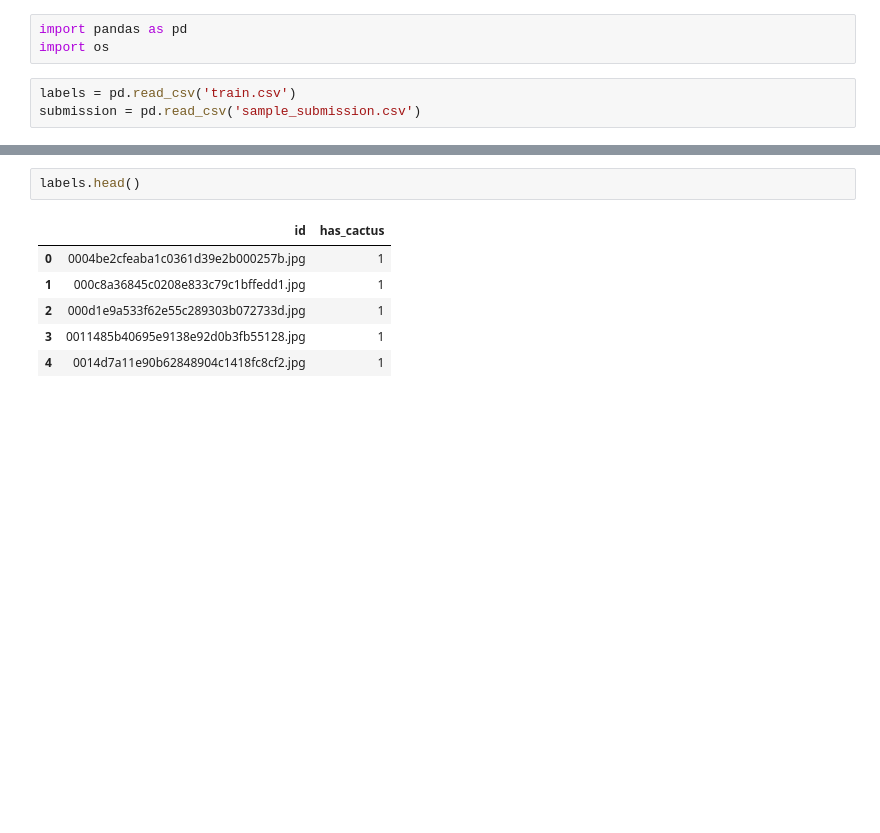
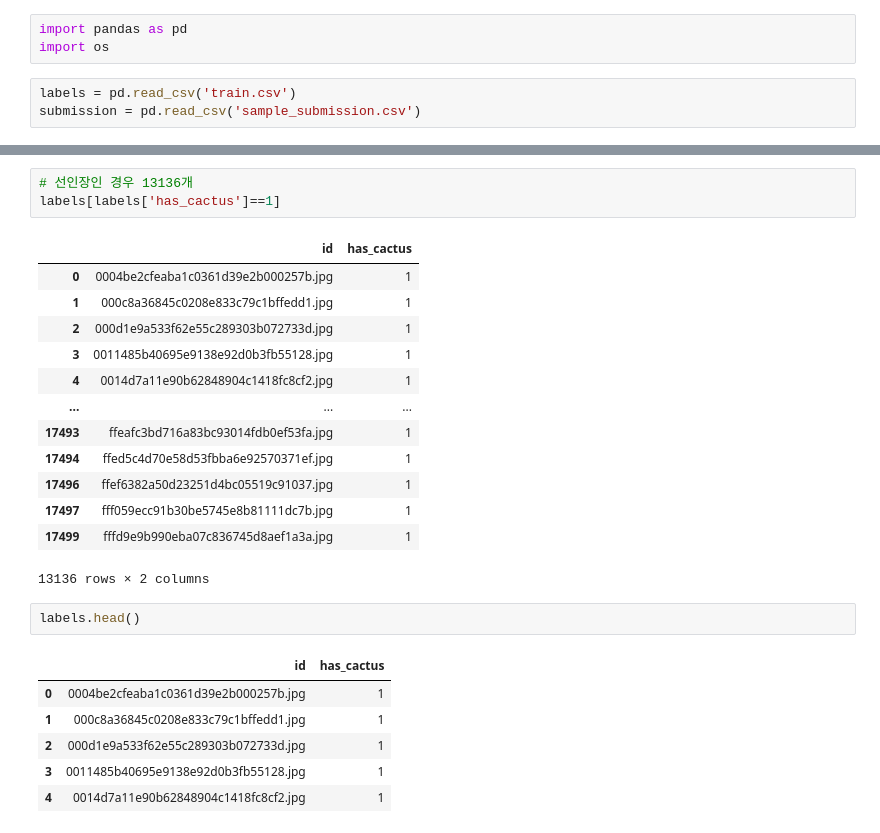
Before and after one commit to justin-kim3000/DL_Kaggle, a Jupyter notebook: Kaggle/DL/Aerial_Cactus_Identification/data_preprocessing.ipynb, the cells around one changed output, grey strips where cells are left out. Drawn from its saved outputs; the diff is of its cells as text; blank space fills up the shorter version.

```diff
--- a/Kaggle/DL/Aerial_Cactus_Identification/data_preprocessing.ipynb
+++ b/Kaggle/DL/Aerial_Cactus_Identification/data_preprocessing.ipynb
@@ -7,3 +24,20 @@ submission = pd.read_csv('sample_submission.csv')
+# %%
+# 선인장인 경우 13136개
+labels[labels['has_cactus']==1]
+# %% [output]
+|  | id | has_cactus |
+| 0 | 0004be2cfeaba1c0361d39e2b000257b.jpg | 1 |
+| 1 | 000c8a36845c0208e833c79c1bffedd1.jpg | 1 |
+| 2 | 000d1e9a533f62e55c289303b072733d.jpg | 1 |
+| 3 | 0011485b40695e9138e92d0b3fb55128.jpg | 1 |
+| 4 | 0014d7a11e90b62848904c1418fc8cf2.jpg | 1 |
+| ... | ... | ... |
+| 17493 | ffeafc3bd716a83bc93014fdb0ef53fa.jpg | 1 |
+| 17494 | ffed5c4d70e58d53fbba6e92570371ef.jpg | 1 |
+| 17496 | ffef6382a50d23251d4bc05519c91037.jpg | 1 |
+| 17497 | fff059ecc91b30be5745e8b81111dc7b.jpg | 1 |
+| 17499 | fffd9e9b990eba07c836745d8aef1a3a.jpg | 1 |
+13136 rows × 2 columns
 # %%
 labels.head()
 # %% [output]
```
Also changed, not shown: parts of 8 cells of this notebook.
